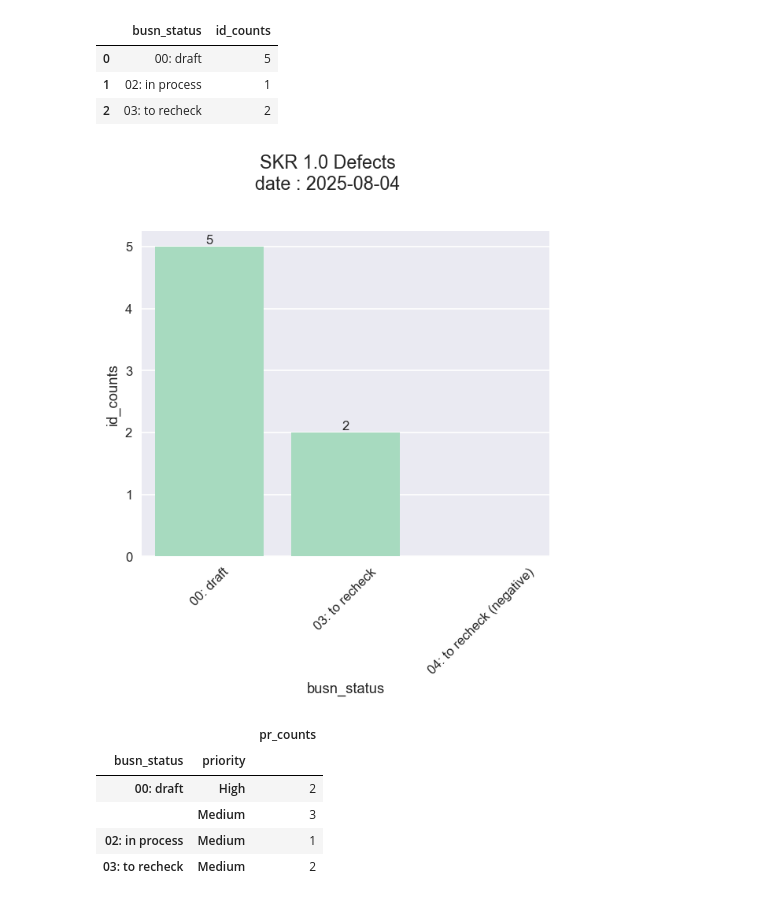
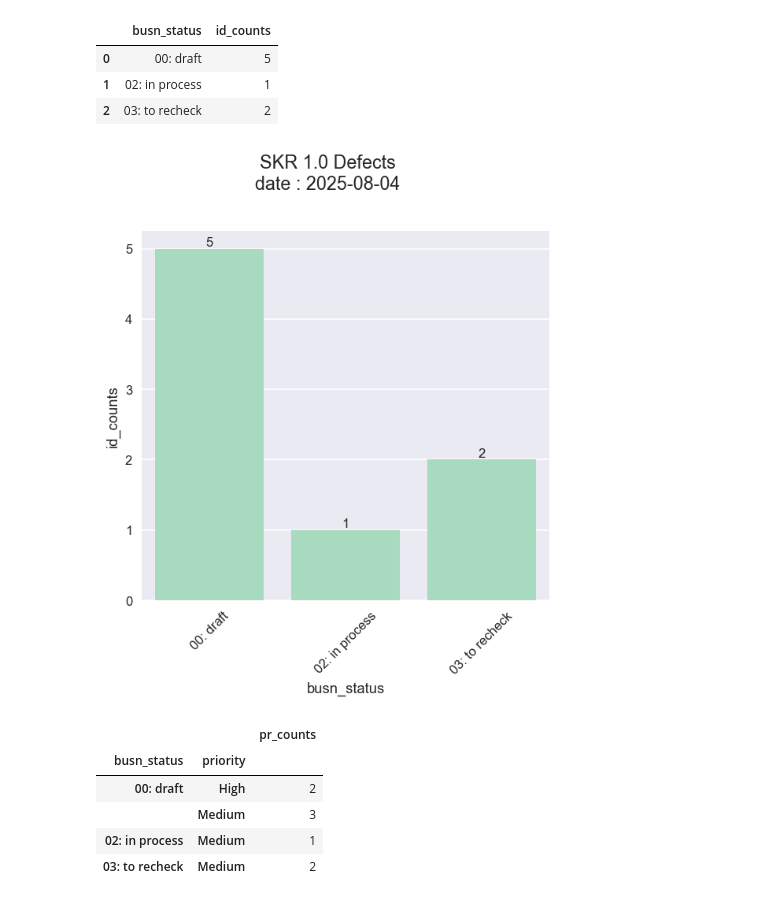
Before and after one commit to HikariJadeEmpire/stat_for_remind, a Jupyter notebook: jira_manage/jira.ipynb, the cells around one changed output. Cells and saved outputs as stored; diff of their text form; code cells hidden in the pictures.

```diff
--- a/jira_manage/jira.ipynb
+++ b/jira_manage/jira.ipynb
@@ -251,32 +251,32 @@ display(status2)
 # %%
 fig2, axes2 = plt.subplots(nrows=1, ncols=1, figsize=(5,6), dpi=120 )
 
 g2 = sns.barplot(
     data=status2,
     x='busn_status',
-    order = status['busn_status'].value_counts().index,
+    order = status2['busn_status'].value_counts().index,
     y='id_counts',
     color='#9FE2BF',
     ax=axes2
 )
 
 for tickk in axes2.get_xticklabels():
     tickk.set_rotation(45)
 
 ### Show values in case multi-category
 # for i in ax.containers:
 #     axes2.bar_label(i,)
 
 ### Show values in case single-category
 axes2.bar_label(axes2.containers[0])
 
 # g2.set_title('flow_type')
 
 fig2.suptitle(f"SKR 1.0 Defects\ndate : {current_date}\n", fontsize=14)
 fig2.tight_layout()
 plt.show()
 # %% [output]
-[figure, old version]
+[figure, new version]
 # %%
 status_priority2 = pd.DataFrame(df2.groupby(by=['busn_status', 'priority'])['priority'].agg('count'))\
     .rename(columns={'priority':'pr_counts'})\
```
